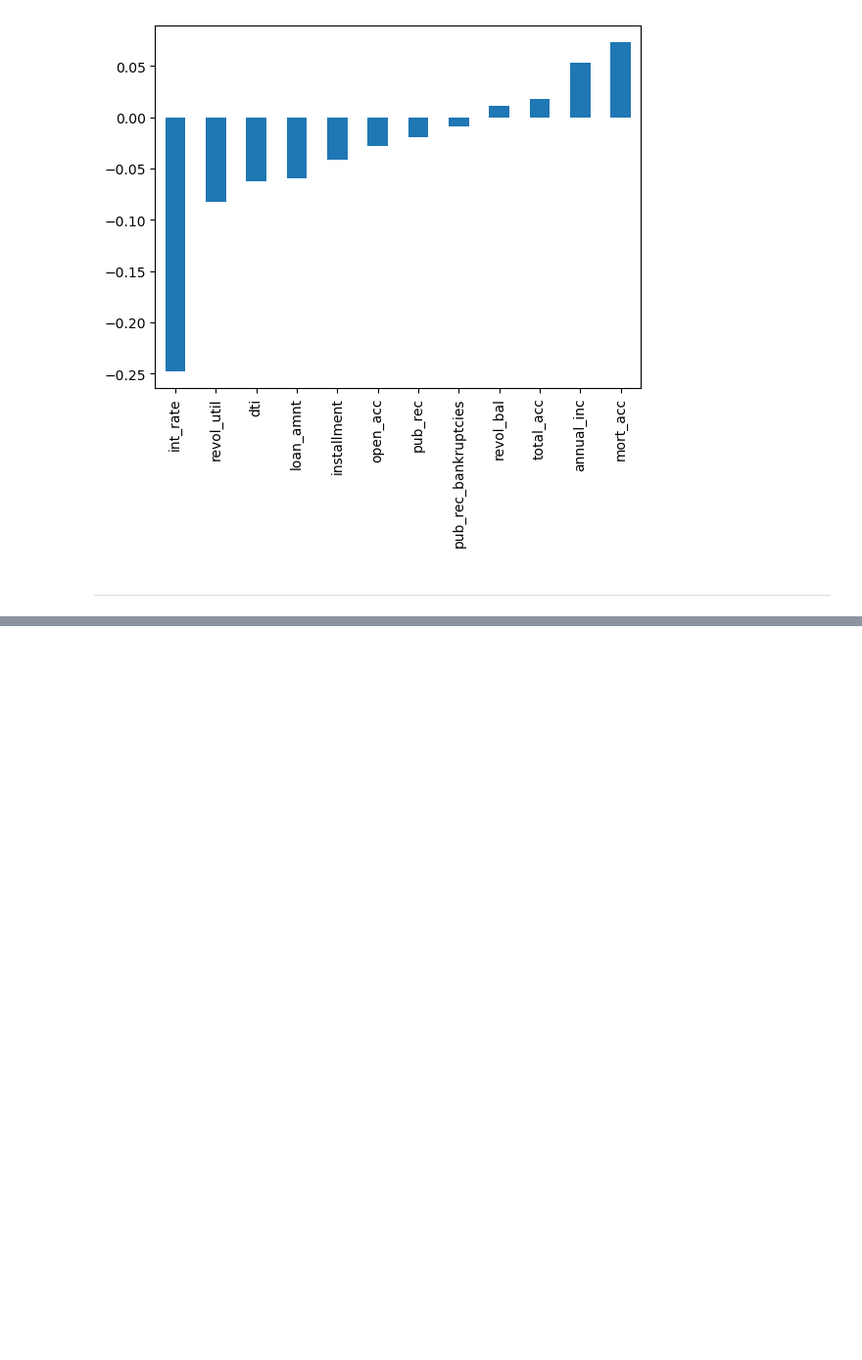
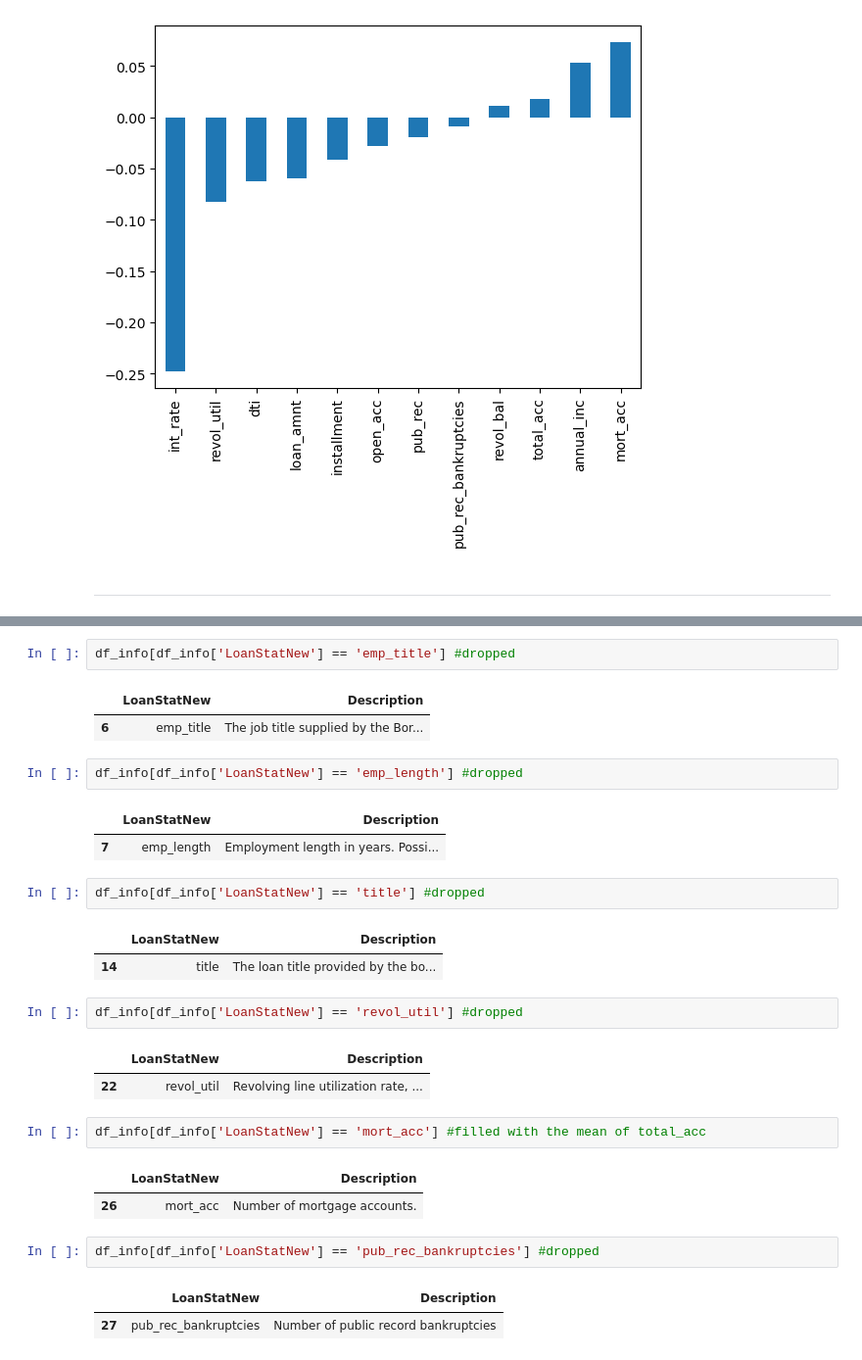
Before and after one commit to manisharavindh/loan-default-classifier, a Jupyter notebook: notebooks/LoanDefaultClassifier.ipynb, the cells around one changed output, grey strips where cells are left out. Shown at 98% size. Saved outputs shown, nothing was run; the diff lists cells and outputs as text; blank space fills up the shorter version.

```diff
--- a/notebooks/LoanDefaultClassifier.ipynb
+++ b/notebooks/LoanDefaultClassifier.ipynb
@@ -231,0 +270,30 @@ df.corr(numeric_only=True)['loan_repaid'].sort_values().drop('loan_repaid').plot
+# %%
+df_info[df_info['LoanStatNew'] == 'emp_title'] #dropped
+# %% [output]
+|  | LoanStatNew | Description |
+| 6 | emp_title | The job title supplied by the Bor... |
+# %%
+df_info[df_info['LoanStatNew'] == 'emp_length'] #dropped
+# %% [output]
+|  | LoanStatNew | Description |
+| 7 | emp_length | Employment length in years. Possi... |
+# %%
+df_info[df_info['LoanStatNew'] == 'title'] #dropped
+# %% [output]
+|  | LoanStatNew | Description |
+| 14 | title | The loan title provided by the bo... |
+# %%
+df_info[df_info['LoanStatNew'] == 'revol_util'] #dropped
+# %% [output]
+|  | LoanStatNew | Description |
+| 22 | revol_util | Revolving line utilization rate, ... |
+# %%
+df_info[df_info['LoanStatNew'] == 'mort_acc'] #filled with the mean of total_acc
+# %% [output]
+|  | LoanStatNew | Description |
+| 26 | mort_acc | Number of mortgage accounts. |
+# %%
+df_info[df_info['LoanStatNew'] == 'pub_rec_bankruptcies'] #dropped
+# %% [output]
+|  | LoanStatNew | Description |
+| 27 | pub_rec_bankruptcies | Number of public record bankruptcies |
```
Also changed, not shown: parts of 56 cells of this notebook.
